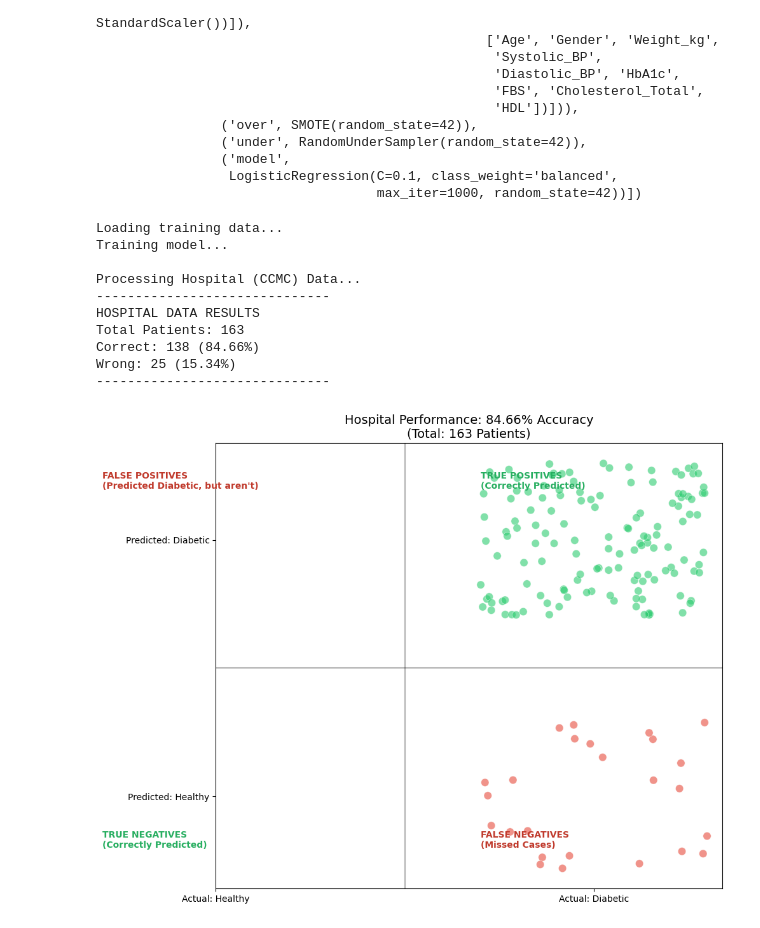
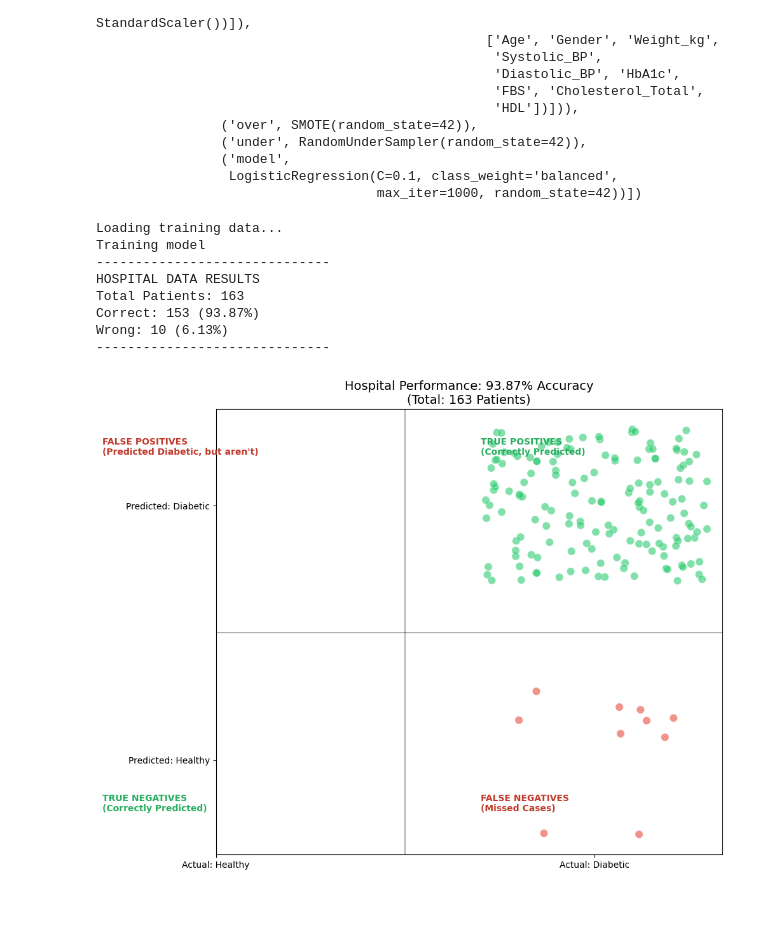
Before and after one commit to Jarmen24/thesis_diabetes, a Jupyter notebook: train_data.ipynb, the cells around one changed output. Drawn from its saved outputs; the diff is of its cells as text; code cells hidden in the pictures.

```diff
--- a/train_data.ipynb
+++ b/train_data.ipynb
@@ -342,8 +397,8 @@ from sklearn.model_selection import GridSearchCV
 
 from sklearn.metrics import classification_report, confusion_matrix, ConfusionMatrixDisplay, recall_score, roc_auc_score, precision_score, accuracy_score, f1_score
 # %%
-numeric_features = X_train.columns.tolist()
 
+numeric_features = X.columns.tolist()
 over = SMOTE()
 under = RandomUnderSampler()
 
@@ -353,15 +408,25 @@ preprocessor = ColumnTransformer(
 )
 
 preprocessor_SMOTE = ColumnTransformer(
-    transformers=[('num', StandardScaler(), numeric_features)],
-    remainder='passthrough'  # keep any non-numeric features if present
+    transformers=[
+        ('num', ImbPipeline([
+            ('imputer', SimpleImputer(strategy='median')),
+            ('scaler', StandardScaler())
+        ]), numeric_features)
+    ]
 )
 print(numeric_features)
 # %% [output]
 ['Age', 'Gender', 'Height_cm', 'Weight_kg', 'Waist_cm', 'Hip_cm', 'Systolic_BP', 'Diastolic_BP', 'HbA1c', 'FBS', 'Cholesterol_Total', 'HDL']
 # %%
 models = {
-    "Logistic Regression": LogisticRegression(max_iter=1000, random_state=42),
+    "Logistic Regression": LogisticRegression(
+        max_iter=1000,
+        random_state=42,
+        penalty='l2',
+        C=1.0,
+        class_weight={0: 1, 1: 3}
+    ),
     "Random Forest": RandomForestClassifier(n_estimators=200, max_depth=20, random_state=42),
     "KNN": KNeighborsClassifier(n_neighbors=5),
     "Naive Bayes": GaussianNB(),
@@ -1169,10 +1296,10 @@ from sklearn.linear_model import LogisticRegression
 # ==========================================
 print("Loading training data...")
 train_df = pd.read_csv('merged_data.csv')
-
+train_df['Age_HbA1c'] = train_df['Age'] * train_df['HbA1c']
 # Define features used in training
 numeric_features = ['Age', 'Gender', 'Weight_kg', 'Systolic_BP', 'Diastolic_BP',
-                    'HbA1c', 'FBS', 'Cholesterol_Total', 'HDL']
+                    'HbA1c', 'FBS', 'Cholesterol_Total', 'HDL', 'Age_HbA1c']
 
 # Map target (NHANES: 1=Diabetic, 2=Non-Diabetic -> 1=Positive, 0=Negative)
 train_df['Diabetes_Status'] = train_df['Diabetes_Status'].map({1: 1, 2: 0})
@@ -1187,7 +1314,7 @@ X_train, X_test, y_train, y_test = train_test_split(X, y, test_size=0.2, random_
 preprocessor = ColumnTransformer(
     transformers=[
         ('num', ImbPipeline([
-            ('imputer', SimpleImputer(strategy='mean')),
+            ('imputer', SimpleImputer(strategy='median')),
             ('scaler', StandardScaler())
         ]), numeric_features)
     ]
@@ -1195,14 +1322,14 @@ preprocessor = ColumnTransformer(
 
 best_pipe = ImbPipeline([
     ('preprocess', preprocessor),
-    ('over', SMOTE(random_state=42)),
+    ('over', SMOTE(random_state=42, sampling_strategy=0.6)),
     ('under', RandomUnderSampler(random_state=42)),
     ('model', LogisticRegression(
         max_iter=1000,
         random_state=42,
         penalty='l2',
         C=0.1,
-        class_weight='balanced'
+        class_weight={0: 1, 1: 6}
     ))
 ])
 
@@ -1214,7 +1341,18 @@ ccmc = pd.read_excel('ccmc_dataset/COMPILED_DATASET.xlsx')
 
 
 ccmc = ccmc.dropna(subset=['HbA1c'])
+ccmc['Age_HbA1c'] = ccmc['Age'] * ccmc['HbA1c']
+chol_conversion = 38.67
+# Assuming 'scaler' is the object you used on NHANES training data
+# 1. Convert units first
+ccmc.loc[ccmc['Cholesterol_Total'] < 25, 'Cholesterol_Total'] = ccmc['Cholesterol_Total'] * chol_conversion
+ccmc.loc[ccmc['HDL'] < 15, 'HDL'] = ccmc['HDL'] * 38.67
+ccmc.loc[ccmc['FBS'] < 20, 'FBS'] = ccmc['FBS'] * 18.01
 
+# Clip extreme outliers to reasonable clinical ranges
+ccmc['Age'] = ccmc['Age'].clip(0, 100)
+ccmc['Systolic_BP'] = ccmc['Systolic_BP'].clip(40, 250)
+ccmc['Diastolic_BP'] = ccmc['Diastolic_BP'].clip(30, 150)
 
 if ccmc['Gender'].dtype == 'object':
     ccmc['Gender'] = ccmc['Gender'].astype(str).str.upper().str.strip()
@@ -1254,36 +1392,34 @@ xjitter = ccmc['y_true'] + np.random.uniform(-0.3, 0.3, size=len(ccmc))
 yjitter = ccmc['y_pred'] + np.random.uniform(-0.3, 0.3, size=len(ccmc))
 
 
 colors = ['#2ecc71' if row['y_pred'] == row['y_true'] else '#e74c3c' for _, row in ccmc.iterrows()]
 
 plt.scatter(xjitter, yjitter, c=colors, s=80, alpha=0.6, edgecolors='white', linewidth=0.5)
 
 
 plt.axhline(y=0.5, color='black', linestyle='-', alpha=0.3)
 plt.axvline(x=0.5, color='black', linestyle='-', alpha=0.3)
 
 
 plt.text(-0.3, 1.2, "FALSE POSITIVES\n(Predicted Diabetic, but aren't)", color='#c0392b', fontweight='bold')
 plt.text(0.7, 1.2, "TRUE POSITIVES\n(Correctly Predicted)", color='#27ae60', fontweight='bold')
 plt.text(-0.3, -0.2, "TRUE NEGATIVES\n(Correctly Predicted)", color='#27ae60', fontweight='bold')
 plt.text(0.7, -0.2, "FALSE NEGATIVES\n(Missed Cases)", color='#c0392b', fontweight='bold')
 
 plt.xticks([0, 1], ["Actual: Healthy", "Actual: Diabetic"])
 plt.yticks([0, 1], ["Predicted: Healthy", "Predicted: Diabetic"])
 plt.title(f"Hospital Performance: {accuracy:.2f}% Accuracy\n(Total: {total} Patients)", fontsize=14)
 plt.grid(False)
 
 plt.tight_layout()
 plt.show()
 # %% [output]
 Loading training data...
-Training model...
-
-Processing Hospital (CCMC) Data...
+Training model
 ------------------------------
 HOSPITAL DATA RESULTS
 Total Patients: 163
-Correct: 138 (84.66%)
-Wrong: 25 (15.34%)
+Correct: 153 (93.87%)
+Wrong: 10 (6.13%)
 ------------------------------
-[figure, old version]
+[figure, new version]
```
Also changed, not shown: parts of 6 cells of this notebook, 3 other files.
